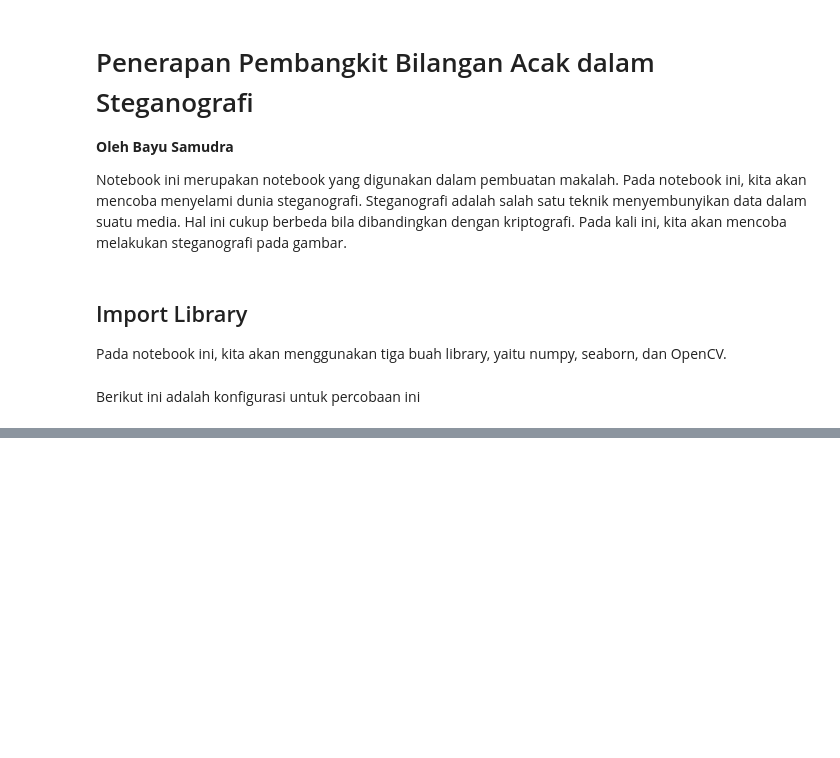
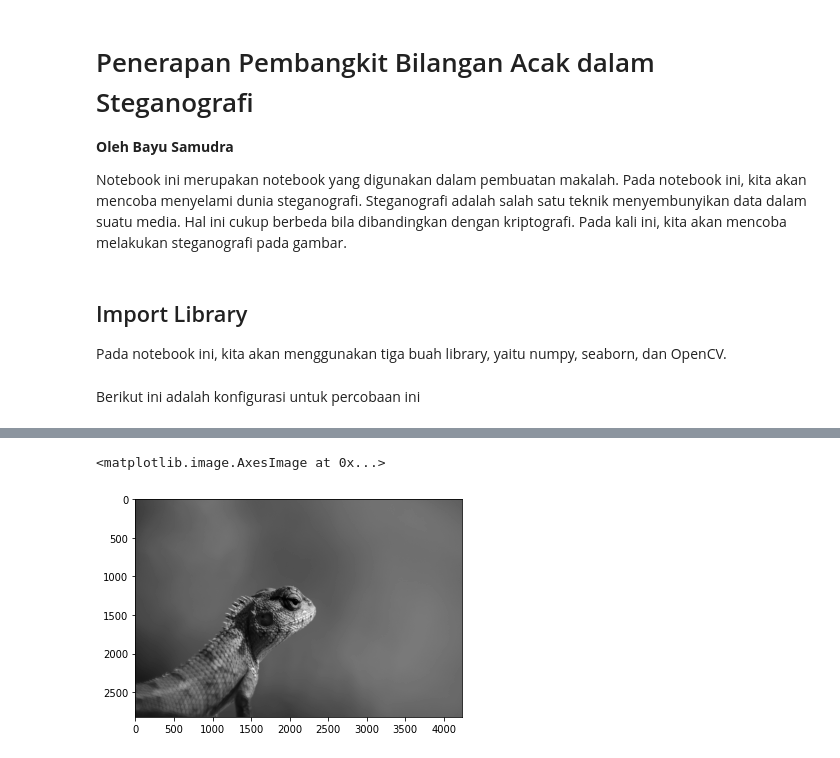
Before and after one commit to bayusamudra5502/Matdis-Steganografi, a Jupyter notebook: src/notebook/notebook.ipynb, the cells around one changed output, grey strips where cells are left out. Drawn from its saved outputs; the diff is of its cells as text; code cells hidden in the pictures; blank space fills up the shorter version.

```diff
--- a/src/notebook/notebook.ipynb
+++ b/src/notebook/notebook.ipynb
@@ -21,0 +44,6 @@ OUTPUT_PREFIX = "SO_"
+# %%
+cloud_grey = cv2.cvtColor(cloud_original, cv2.COLOR_BGR2GRAY)
+plt.imshow(cloud_grey, cmap="gray")
+# %% [output]
+<matplotlib.image.AxesImage at 0x...>
+[figure, added]
```
Also changed, not shown: parts of 18 cells of this notebook.
